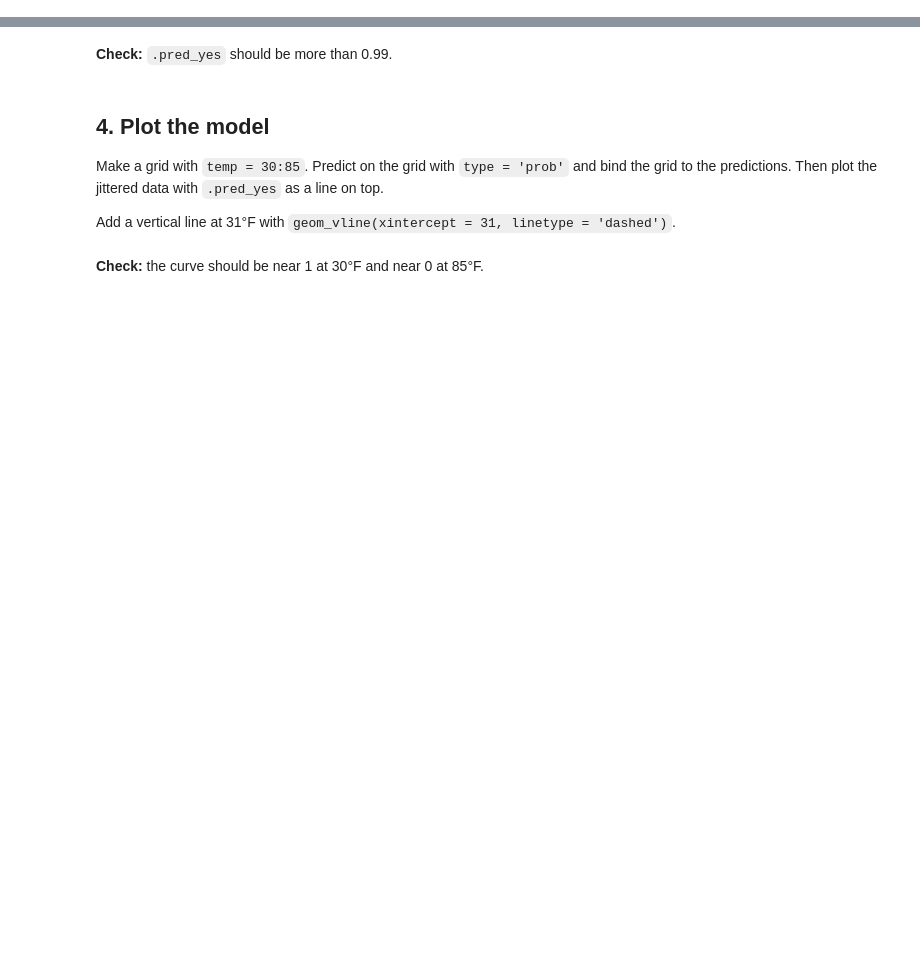
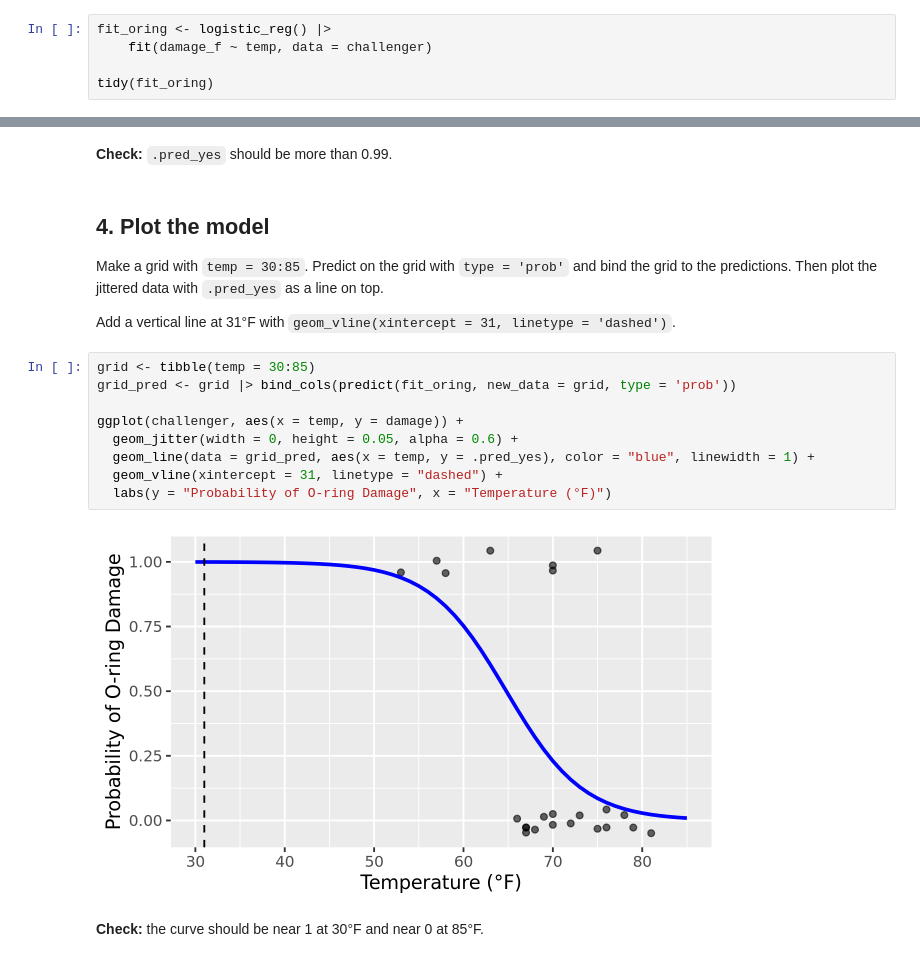
Before and after one commit to matttthww/codespace, a Jupyter notebook: exercises/11-challenger-exercise.ipynb, the cells around one changed output, grey strips where cells are left out. Cells and saved outputs as stored; diff of their text form; blank space fills up the shorter version.

````diff
--- a/exercises/11-challenger-exercise.ipynb
+++ b/exercises/11-challenger-exercise.ipynb
@@ -72,3 +100,8 @@ Use tidymodels only. Do not change any other cells.
 ```
 # %% [markdown]
 **Your assistant puts its code in the cell below and runs it.** Read the code. Does it use `logistic_reg()`? Does it use `damage_f`, not `damage`?
+# %%
+fit_oring <- logistic_reg() |>
+    fit(damage_f ~ temp, data = challenger)
+
+tidy(fit_oring)
@@ -97,5 +142,16 @@ fit_oring |> predict(new_data = launch, type = 'prob')
 Make a grid with `temp = 30:85`. Predict on the grid with `type = 'prob'` and bind the grid to the predictions. Then plot the jittered data with `.pred_yes` as a line on top.
 
 Add a vertical line at 31°F with `geom_vline(xintercept = 31, linetype = 'dashed')`.
+# %%
+grid <- tibble(temp = 30:85)
+grid_pred <- grid |> bind_cols(predict(fit_oring, new_data = grid, type = 'prob'))
+
+ggplot(challenger, aes(x = temp, y = damage)) +
+  geom_jitter(width = 0, height = 0.05, alpha = 0.6) +
+  geom_line(data = grid_pred, aes(x = temp, y = .pred_yes), color = "blue", linewidth = 1) +
+  geom_vline(xintercept = 31, linetype = "dashed") +
+  labs(y = "Probability of O-ring Damage", x = "Temperature (°F)")
+# %% [output]
+[figure, added]
 # %% [markdown]
 **Check:** the curve should be near 1 at 30°F and near 0 at 85°F.
````
Also changed, not shown: parts of 7 cells of this notebook.
